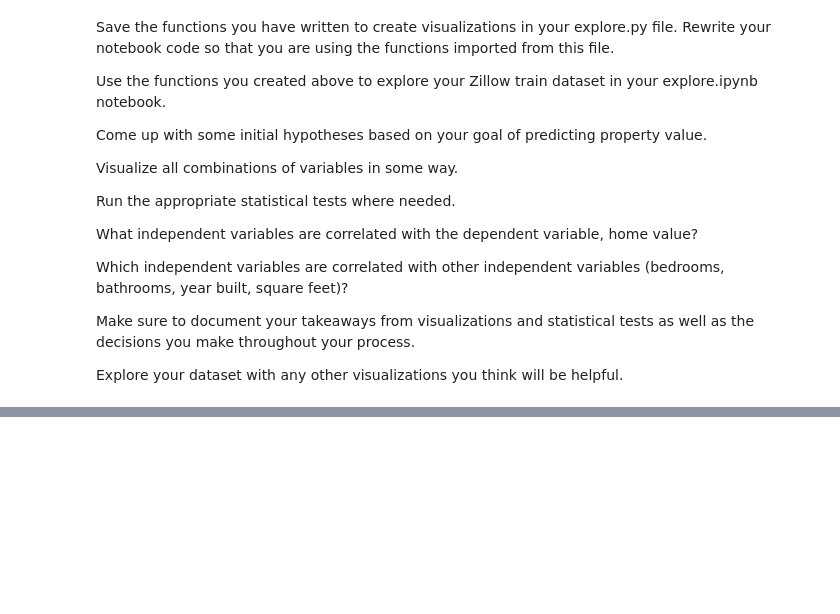
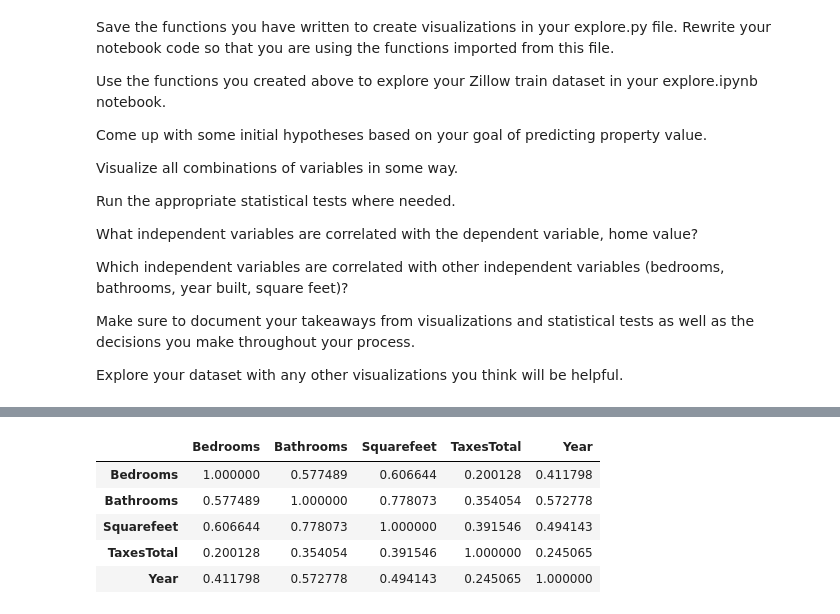
Before and after one commit to cristianibarra1/regression-exercises, a Jupyter notebook: wrangle.ipynb, the cells around one changed output, grey strips where cells are left out. Cells and saved outputs as stored; diff of their text form; code cells hidden in the pictures; blank space fills up the shorter version.

```diff
--- a/wrangle.ipynb
+++ b/wrangle.ipynb
@@ -392,0 +389,10 @@ AttributeError: 'Rectangle' object has no property 'normed'
+# %%
+exam_corr = train.drop(columns='Taxes').corr(method='spearman')
+exam_corr
+# %% [output]
+|  | Bedrooms | Bathrooms | Squarefeet | TaxesTotal | Year |
+| Bedrooms | 1.000000 | 0.577489 | 0.606644 | 0.200128 | 0.411798 |
+| Bathrooms | 0.577489 | 1.000000 | 0.778073 | 0.354054 | 0.572778 |
+| Squarefeet | 0.606644 | 0.778073 | 1.000000 | 0.391546 | 0.494143 |
+| TaxesTotal | 0.200128 | 0.354054 | 0.391546 | 1.000000 | 0.245065 |
+| Year | 0.411798 | 0.572778 | 0.494143 | 0.245065 | 1.000000 |
```
Also changed, not shown: parts of 26 cells of this notebook.
